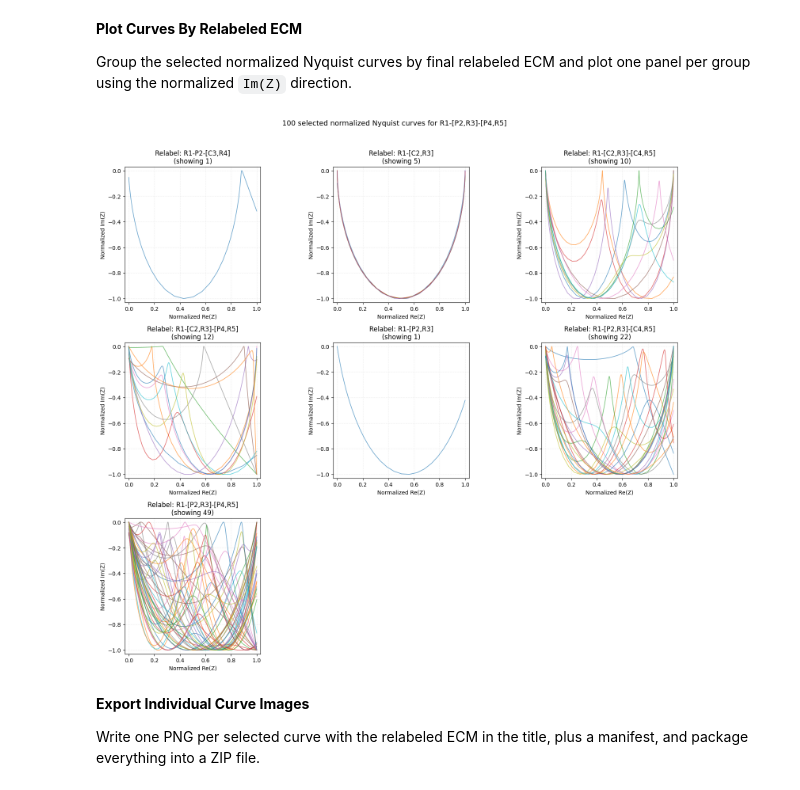
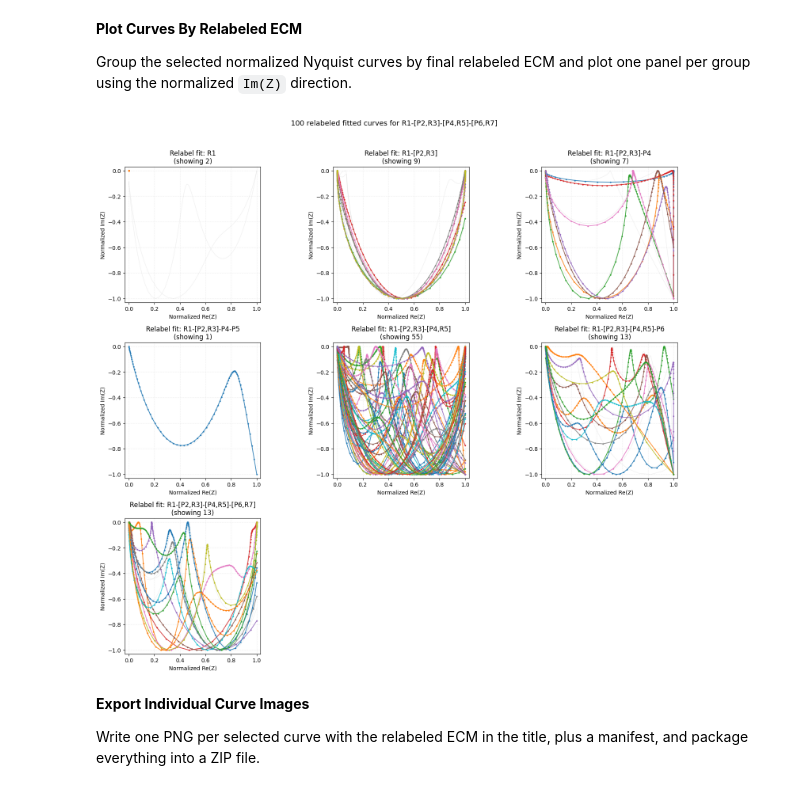
Before and after one commit to zhechengyin/AutoREC, a Jupyter notebook: generate_EIS_data_1.ipynb, the cells around one changed output. Saved outputs shown, nothing was run; the diff lists cells and outputs as text; code cells hidden in the pictures.

```diff
--- a/generate_EIS_data_1.ipynb
+++ b/generate_EIS_data_1.ipynb
@@ -388,24 +388,6 @@ plot_selected(curves, selected_idx)
 parameter_pca_result = plot_parameter_pca_2d(param_list, selected_idx)
 curve_pca_result = plot_curve_pca_2d(curves, selected_idx)
 
-result_path = os.path.join('data', 'optimized_params.pkl')
-os.makedirs(os.path.dirname(result_path), exist_ok=True)
-with open(result_path, 'wb') as f:
-    pickle.dump(
-        {
-            'selected_params': selected_params,
-            'selected_idx': selected_idx,
-            'selection_scores': selection_scores,
-            'max_selected_curves': max_selected_curves,
-            'distance_threshold': distance_threshold,
-            'high_frequency_filter_info': high_frequency_filter_info,
-            'parameter_pca_result': parameter_pca_result,
-            'curve_pca_result': curve_pca_result,
-        },
-        f,
-    )
-
-print('Saved parameters to:', result_path)
 print(
     f"High-frequency filter kept {high_frequency_filter_info['filtered_candidate_count']} "
     f"of {high_frequency_filter_info['raw_valid_candidate_count']} valid candidates "
@@ -922,7 +849,6 @@ import json
 import math
 import os
 import warnings
-import pickle
 import re
 import sys
 import zipfile
@@ -957,15 +883,10 @@ high_frequency_index = 0
 max_high_frequency_minus_im_norm = 0.1
 
 fim_fit_ecm = True
+fim_refit_max_iters = 5
+fim_refit_min_iters = 2
+fim_refit_max_nfev = 200
 fim_identifiability_thresh = 1e-6
-use_relabel_cache = True
-force_recompute_relabel = False
-
-relabel_cache_dir = Path('data')
-relabel_cache_dir.mkdir(parents=True, exist_ok=True)
-relabel_cache_path = relabel_cache_dir / 'random_relabel_results_R1_P2_R3_P4_R5_highfreq_minus_im_norm_le0p1.pkl'
-individual_curve_zip_path = relabel_cache_path.with_name(f'{relabel_cache_path.stem}_individual_curves.zip')
-curve_parameter_csv_path = relabel_cache_path.with_name(f'{relabel_cache_path.stem}_curve_data_and_parameters.csv')
 # %% [markdown]
 **Simulation, Filtering, And Selection Helpers**
 
@@ -1371,33 +1356,40 @@ Group the selected normalized Nyquist curves by final relabeled ECM and plot one
 # %%
 plot_df = random_relabel_results_df.dropna(subset=['relabel_ecm']).copy()
 groups = list(plot_df.groupby('relabel_ecm', sort=True))
 if not groups:
     raise ValueError('No relabeled ECM groups available to plot.')
 
+show_original_curve_reference = True
 n_cols = min(3, len(groups))
 n_rows = math.ceil(len(groups) / n_cols)
 fig, axes = plt.subplots(n_rows, n_cols, figsize=(5.4 * n_cols, 4.6 * n_rows), squeeze=False)
 
 for ax, (relabel_ecm, group) in zip(axes.ravel(), groups):
     for _, row in group.iterrows():
-        re_norm, minus_im_norm = row['curve']
-        ax.plot(re_norm, -minus_im_norm, linewidth=1.15, alpha=0.65)
-    ax.set_title(f'Relabel: {relabel_ecm}\n(showing {len(group)})')
+        if show_original_curve_reference:
+            re_orig, minus_im_orig = row['curve']
+            ax.plot(re_orig, -minus_im_orig, linewidth=0.8, alpha=0.18, color='0.65')
+        try:
+            re_fit, minus_im_fit = simulate_relabel_normalized_curve(row, random_ecm_freq)
+            ax.plot(re_fit, -minus_im_fit, linewidth=1.35, alpha=0.85, marker='o', markersize=1.8)
+        except Exception as exc:
+            ax.text(0.03, 0.95, f'fit plot failed: {exc!r}', transform=ax.transAxes, va='top', fontsize=8)
+    ax.set_title(f'Relabel fit: {relabel_ecm}\n(showing {len(group)})')
     ax.set_xlabel('Normalized Re(Z)')
     ax.set_ylabel('Normalized Im(Z)')
     ax.set_xlim(-0.03, 1.03)
     ax.set_ylim(-1.03, 0.03)
     ax.grid(True, linestyle=':', alpha=0.35)
     ax.set_aspect('equal', adjustable='box')
 
 for ax in axes.ravel()[len(groups):]:
     ax.axis('off')
 
-fig.suptitle(f'{len(plot_df)} selected normalized Nyquist curves for {random_ecm_circuit}', y=1.02, fontsize=13)
+fig.suptitle(f'{len(plot_df)} relabeled fitted curves for {random_ecm_circuit}', y=1.02, fontsize=13)
 fig.tight_layout()
 plt.show()
 # %% [output]
-[figure, old version]
+[figure, new version]
 # %% [markdown]
 **Export Individual Curve Images**
 
```
Also changed, not shown: parts of 12 cells of this notebook, 5 other files.
